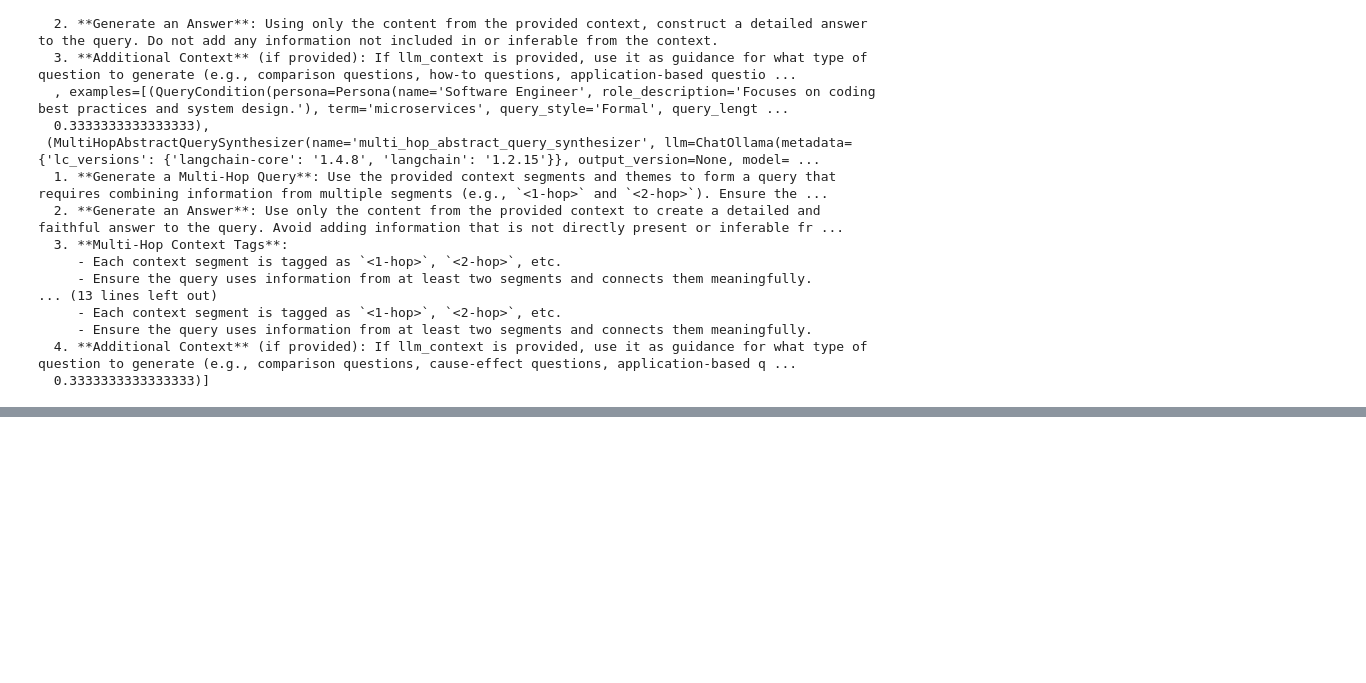
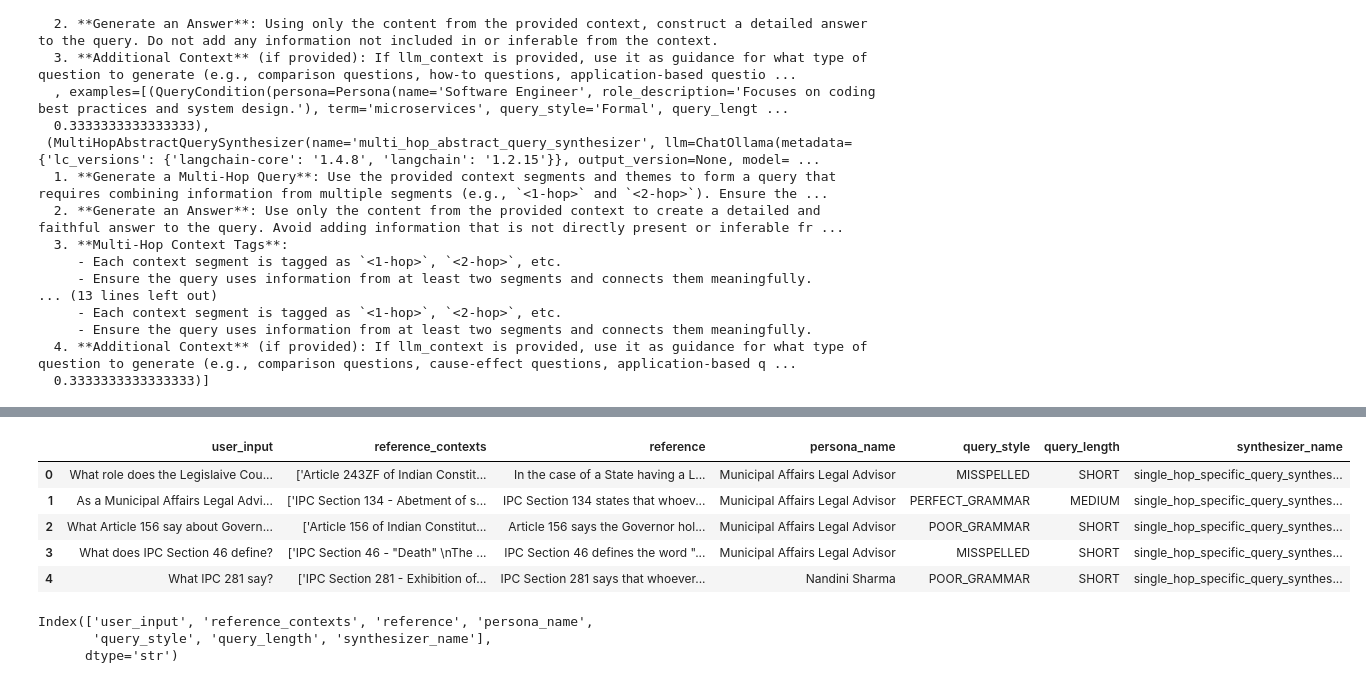
Before and after one commit to pankaj-2708/Self-RAG-and-Corrective-RAG-for-Indian-Constitution, a Jupyter notebook: notebooks/ragas.ipynb, the cells around one changed output, grey strips where cells are left out. Cells and saved outputs as stored; diff of their text form; code cells hidden in the pictures; blank space fills up the shorter version.

```diff
--- a/notebooks/ragas.ipynb
+++ b/notebooks/ragas.ipynb
@@ -355,0 +361,19 @@ dataset = generator.generate(testset_size=15, query_distribution=query_distribut
+# %%
+import pandas as pd
+
+df=pd.read_csv("../data/test_set.csv")
+# %%
+df.head()
+# %% [output]
+|  | user_input | reference_contexts | reference | persona_name | query_style | query_length | synthesizer_name |
+| 0 | What role does the Legislaive Cou... | ['Article 243ZF of Indian Constit... | In the case of a State having a L... | Municipal Affairs Legal Advisor | MISSPELLED | SHORT | single_hop_specific_query_synthes... |
+| 1 | As a Municipal Affairs Legal Advi... | ['IPC Section 134 - Abetment of s... | IPC Section 134 states that whoev... | Municipal Affairs Legal Advisor | PERFECT_GRAMMAR | MEDIUM | single_hop_specific_query_synthes... |
+| 2 | What Article 156 say about Govern... | ['Article 156 of Indian Constitut... | Article 156 says the Governor hol... | Municipal Affairs Legal Advisor | POOR_GRAMMAR | SHORT | single_hop_specific_query_synthes... |
+| 3 | What does IPC Section 46 define? | ['IPC Section 46 - "Death" \nThe ... | IPC Section 46 defines the word "... | Municipal Affairs Legal Advisor | MISSPELLED | SHORT | single_hop_specific_query_synthes... |
+| 4 | What IPC 281 say? | ['IPC Section 281 - Exhibition of... | IPC Section 281 says that whoever... | Nandini Sharma | POOR_GRAMMAR | SHORT | single_hop_specific_query_synthes... |
+# %%
+df.columns
+# %% [output]
+Index(['user_input', 'reference_contexts', 'reference', 'persona_name',
+       'query_style', 'query_length', 'synthesizer_name'],
+      dtype='str')
```
Also changed, not shown: parts of 1 cell of this notebook, 4 other files.
